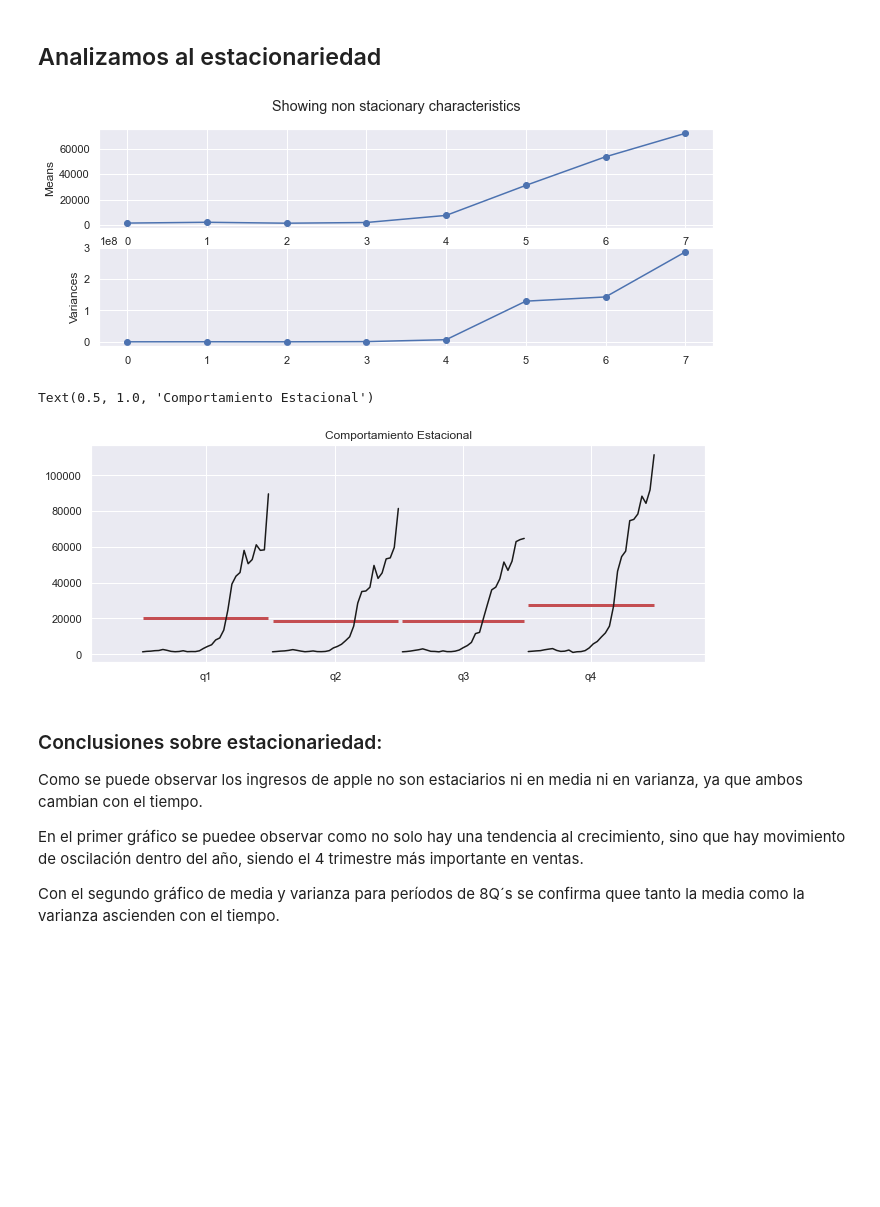
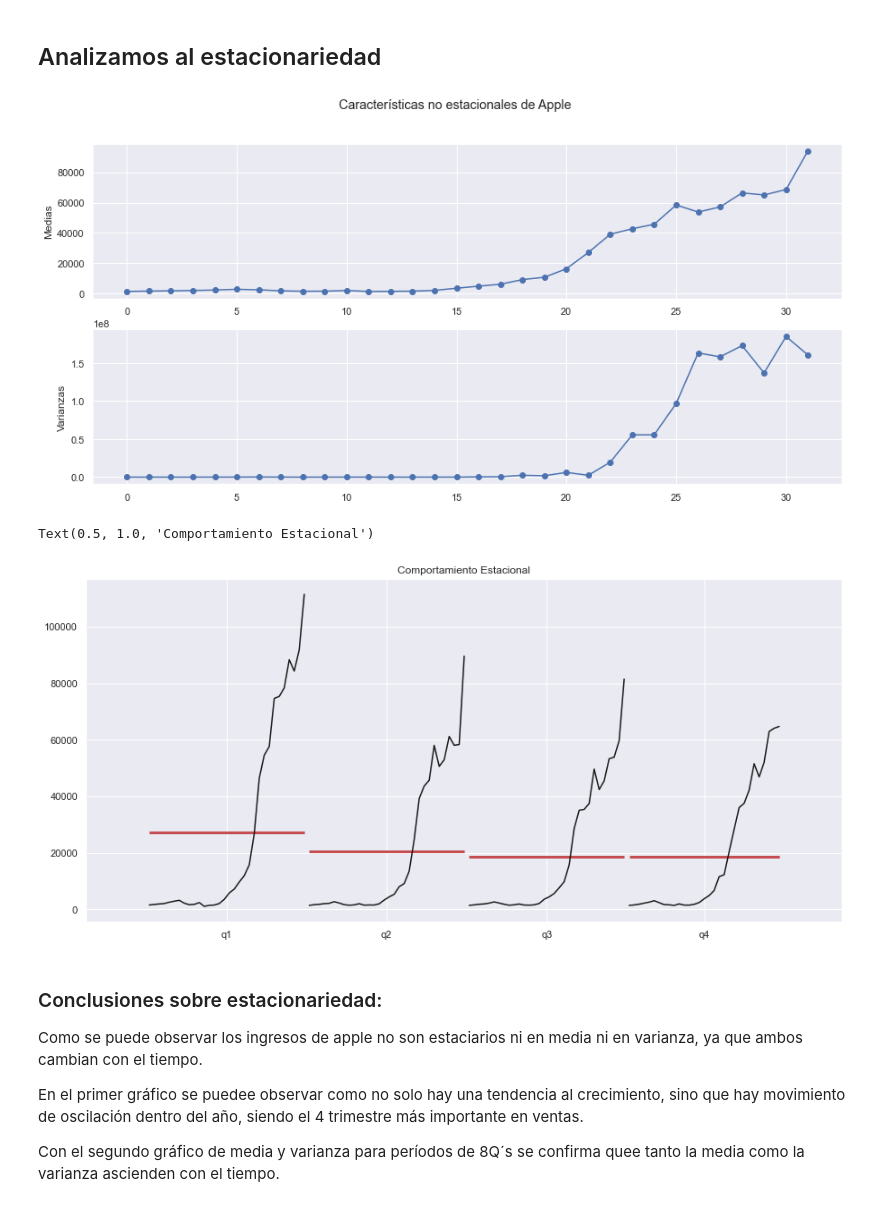
Before and after one commit to carlossebastiani/Master_DataScience, a Jupyter notebook: Series_Temporales/CS_HW/notebooks/CS_HW.ipynb, the cells around one changed output. Drawn from its saved outputs; the diff is of its cells as text; code cells hidden in the pictures; blank space fills up the shorter version.

```diff
--- a/Series_Temporales/CS_HW/notebooks/CS_HW.ipynb
+++ b/Series_Temporales/CS_HW/notebooks/CS_HW.ipynb
@@ -47,6 +55,6 @@ apple_ts.tail()
 # %%
 ## Graficamos para observar como se comportan las ventas
-sns.set(rc={'figure.figsize':(11, 4)})
+sns.set(rc={'figure.figsize':(15, 7)})
 ax = apple_df.plot(marker='o', linestyle='-')
 ax.set_ylabel('ventas apple');
 # %% [output]
@@ -66,34 +74,36 @@ def split_and_summarize(dataframe,column,size,fn):
 
 ##Utilizamos la formula para obtener los valores de la media y la varianza
 
-means = split_and_summarize(apple_df,'Ingresos',16,np.mean)
-variances = split_and_summarize(apple_df,'Ingresos',16,np.var)
+means = split_and_summarize(apple_df,'Ingresos',4,np.mean)
+variances = split_and_summarize(apple_df,'Ingresos',4,np.var)
 # %%
 # Plotting means and variances
 
 cols = ['means', 'variances']
 df = pd.DataFrame([means,variances],index=cols)
 
-sns.set(rc={'figure.figsize':(11, 4)})
+sns.set(rc={'figure.figsize':(15, 7)})
 fig, (ax1, ax2) = plt.subplots(2, 1)
-fig.suptitle('Showing non stacionary characteristics')
+fig.suptitle('Características no estacionales de Apple')
 
 ax1.plot(means, 'o-')
-ax1.set_ylabel('Means')
+ax1.set_ylabel('Medias')
+ax1.set_xlabel('')
 
 ax2.plot(variances, 'o-')
-ax2.set_ylabel('Variances')
+ax2.set_ylabel('Varianzas')
+ax2.set_xlabel('')
 
 plt.show()
 # %% [output]
-[figure, old version]
+[figure, new version]
 # %%
 ax = plt.gca()
-sm.graphics.tsa.quarter_plot(apple_ts['Ingresos'],ax=ax)
+sm.graphics.tsa.quarter_plot(apple_ts_fy['Ingresos'],ax=ax)
 ax.set_title('Comportamiento Estacional')
 # %% [output]
 Text(0.5, 1.0, 'Comportamiento Estacional')
-[figure, old version]
+[figure, new version]
 # %% [markdown]
 ### Conclusiones sobre estacionariedad:
 Como se puede observar los ingresos de apple no son estaciarios ni en media ni en varianza, ya que ambos cambian con el tiempo.
```
Also changed, not shown: parts of 46 cells of this notebook, 1 other file.
